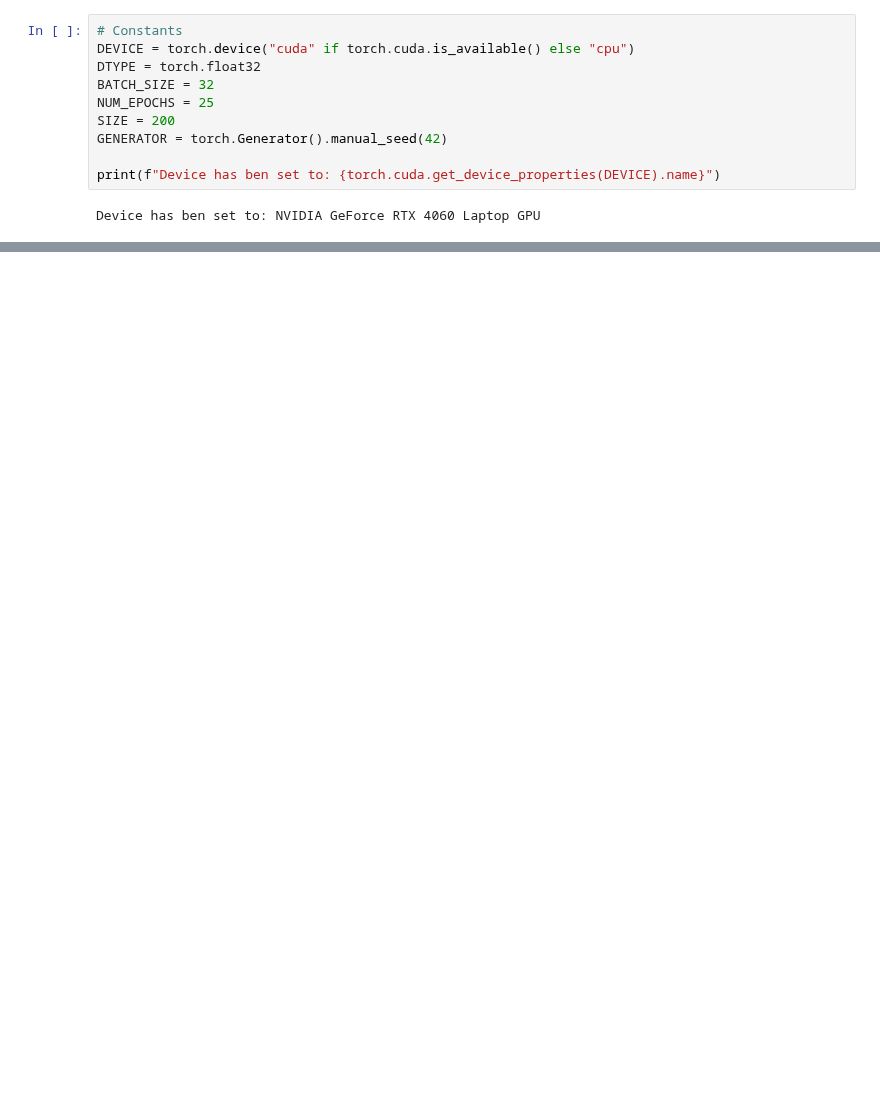
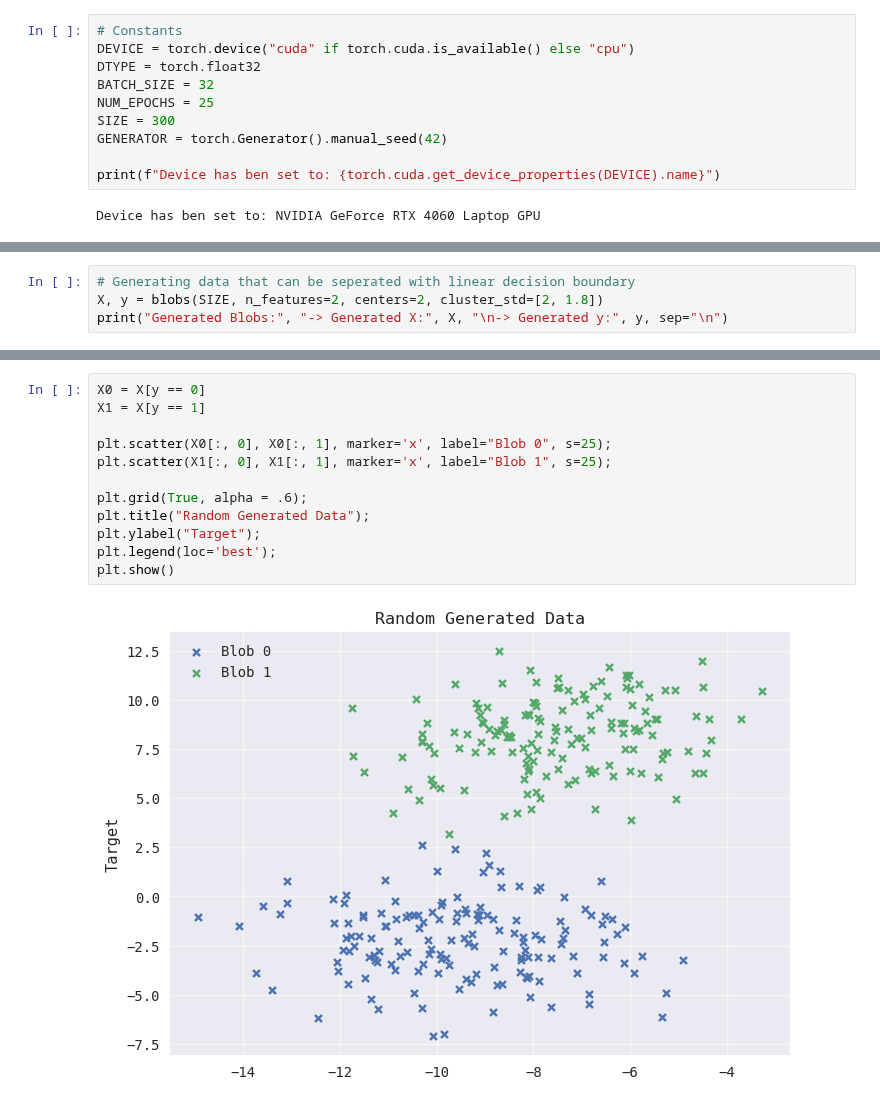
Before and after one commit to abhans/torchbygnd, a Jupyter notebook: test.ipynb, the cells around one changed output, grey strips where cells are left out. Drawn from its saved outputs; the diff is of its cells as text; blank space fills up the shorter version.

Commit message:
Trying out make_blobs function for LogisticRegression implementation

```diff
--- a/test.ipynb
+++ b/test.ipynb
@@ -28,7 +29,7 @@ DEVICE = torch.device("cuda" if torch.cuda.is_available() else "cpu")
 DTYPE = torch.float32
 BATCH_SIZE = 32
 NUM_EPOCHS = 25
-SIZE = 200
+SIZE = 300
 GENERATOR = torch.Generator().manual_seed(42)
 
 print(f"Device has ben set to: {torch.cuda.get_device_properties(DEVICE).name}")
@@ -46,0 +38,4 @@ print(f"Targets for logistic regression task:\n{y}")
+# %%
+# Generating data that can be seperated with linear decision boundary
+X, y = blobs(SIZE, n_features=2, centers=2, cluster_std=[2, 1.8])
+print("Generated Blobs:", "-> Generated X:", X, "\n-> Generated y:", y, sep="\n")
@@ -46,0 +60,14 @@ print(f"Targets for logistic regression task:\n{y}")
+# %%
+X0 = X[y == 0]
+X1 = X[y == 1]
+
+plt.scatter(X0[:, 0], X0[:, 1], marker='x', label="Blob 0", s=25);
+plt.scatter(X1[:, 0], X1[:, 1], marker='x', label="Blob 1", s=25);
+
+plt.grid(True, alpha = .6);
+plt.title("Random Generated Data");
+plt.ylabel("Target");
+plt.legend(loc='best');
+plt.show()
+# %% [output]
+[figure, added]
```
Also changed, not shown: parts of 23 cells of this notebook, 1 other file.
